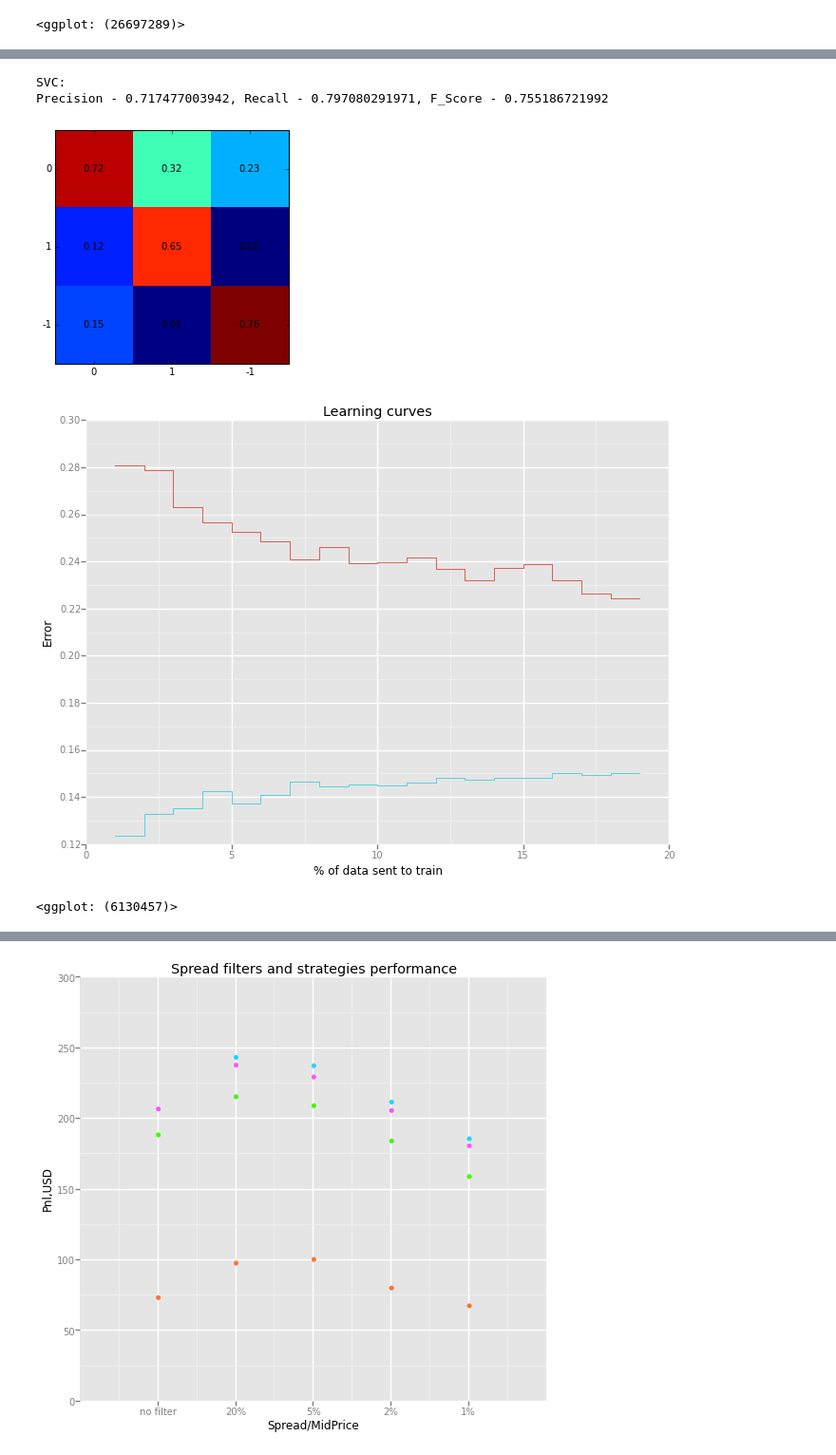
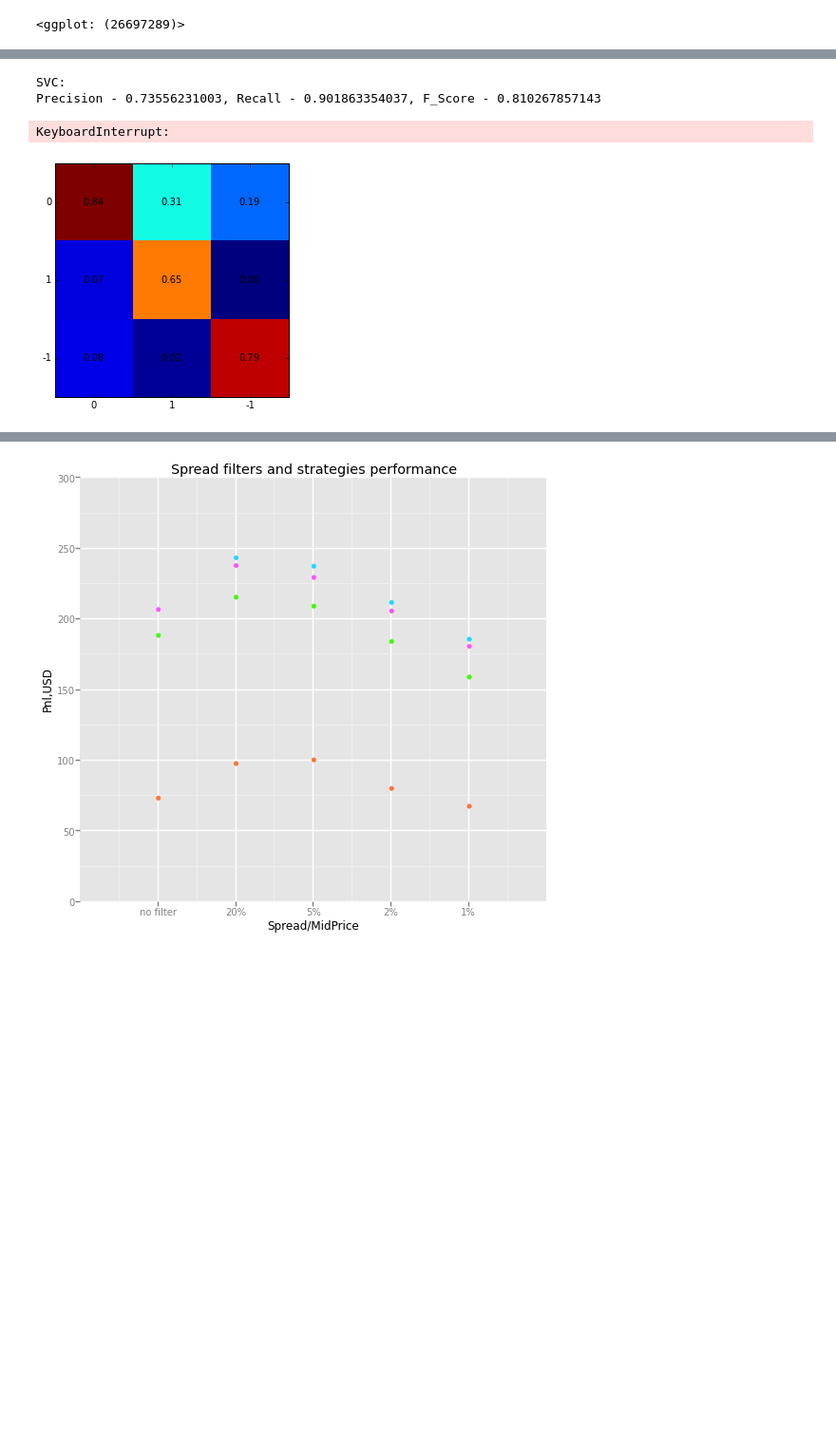
Before and after one commit to bilykigor/qimb, a Jupyter notebook: Workbook.ipynb, the cells around one changed output, grey strips where cells are left out. Shown: that part at 95% size. Drawn from its saved outputs; the diff is of its cells as text; code cells hidden in the pictures; blank space fills up the shorter version.

```diff
--- a/Workbook.ipynb
+++ b/Workbook.ipynb
@@ -9,6 +9,9 @@ reload(qimbs)
 <module 'qimbs' from 'qimbs.py'>
 # %%
 #!Importing data
-df = qimbs.import_month(7)
+df = pd.DataFrame()
+for i in range(5,7):
+    df = df.append(qimbs.import_month(i))
+    print i
 print df.shape
 # %% [output]
@@ -16,3 +21,5 @@ print df.shape
+# %%
+df.index = range(df.shape[0])
 # %%
 #Adding Timestamp column
 df = qimbs.create_timestamp(df)
@@ -41,7 +48,10 @@ ERRORS = pd.DataFrame(columns=['Model','TrainError','TestError'])
 # %%
 #Creating features
 fdf,Features = qimbs.create_features3(imbalanceMsg)
-X = fdf[['Bid','Ask','Near','Far','PrevCLC' ]]
+
+X = fdf[['Bid','Ask','Near','Far','PrevCLC','Spread',
+ 'D3', 'D4', 'D5', 'D444', 'D555', 'D7', 'D66', 'V1', 'V11',
+ 'V8', 'a3', 'a4', 'a14' ]]
 
 y = fdf['Move']
 
@@ -79,7 +91,7 @@ fs.fit(X,y)
 print list(X.columns[fs.ranking_==1])
 # %%
 #Lets see features importance and try to reduce the number of feature for RF algo
-clf = RF()
+clf = RF(min_samples_split=0.1*X.shape[0])
 clf.fit(X,y)
 
 fi = pd.DataFrame()
@@ -202,13 +222,12 @@ Precision - 0.705882352941, Recall - 0.939759036145, F_Score - 0.806201550388
 # %%
 from sklearn.svm import SVC
 print "SVC:"
-qimbs.OneModelResults(SVC, X[fi['Feature'][:18]], y,ERRORS,dates,datesDF, n_ensembles=5, test_size_ensemble=0.2)
+qimbs.OneModelResults(SVC, X[fi['Feature'][:10]], y,ERRORS,dates,datesDF, n_ensembles=5, test_size_ensemble=0.2)
 # %% [output]
 SVC:
-Precision - 0.717477003942, Recall - 0.797080291971, F_Score - 0.755186721992
+Precision - 0.73556231003, Recall - 0.901863354037, F_Score - 0.810267857143
+KeyboardInterrupt:
-[figure, old version]
+[figure, new version]
-[figure, removed]
-<ggplot: (6130457)>
 # %%
 ERRORS
 # %% [output]
```
Also changed, not shown: parts of 20 cells of this notebook, 3 other files.
